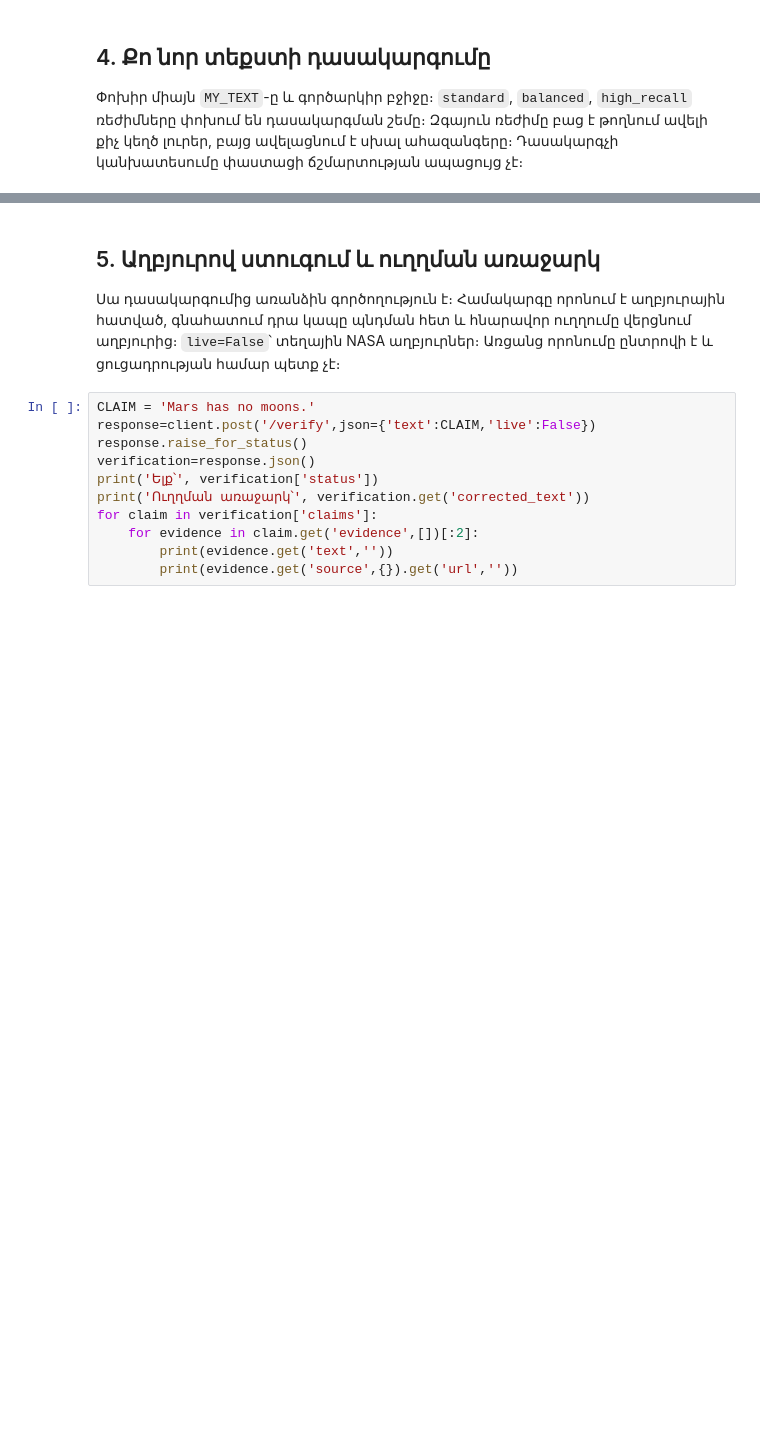
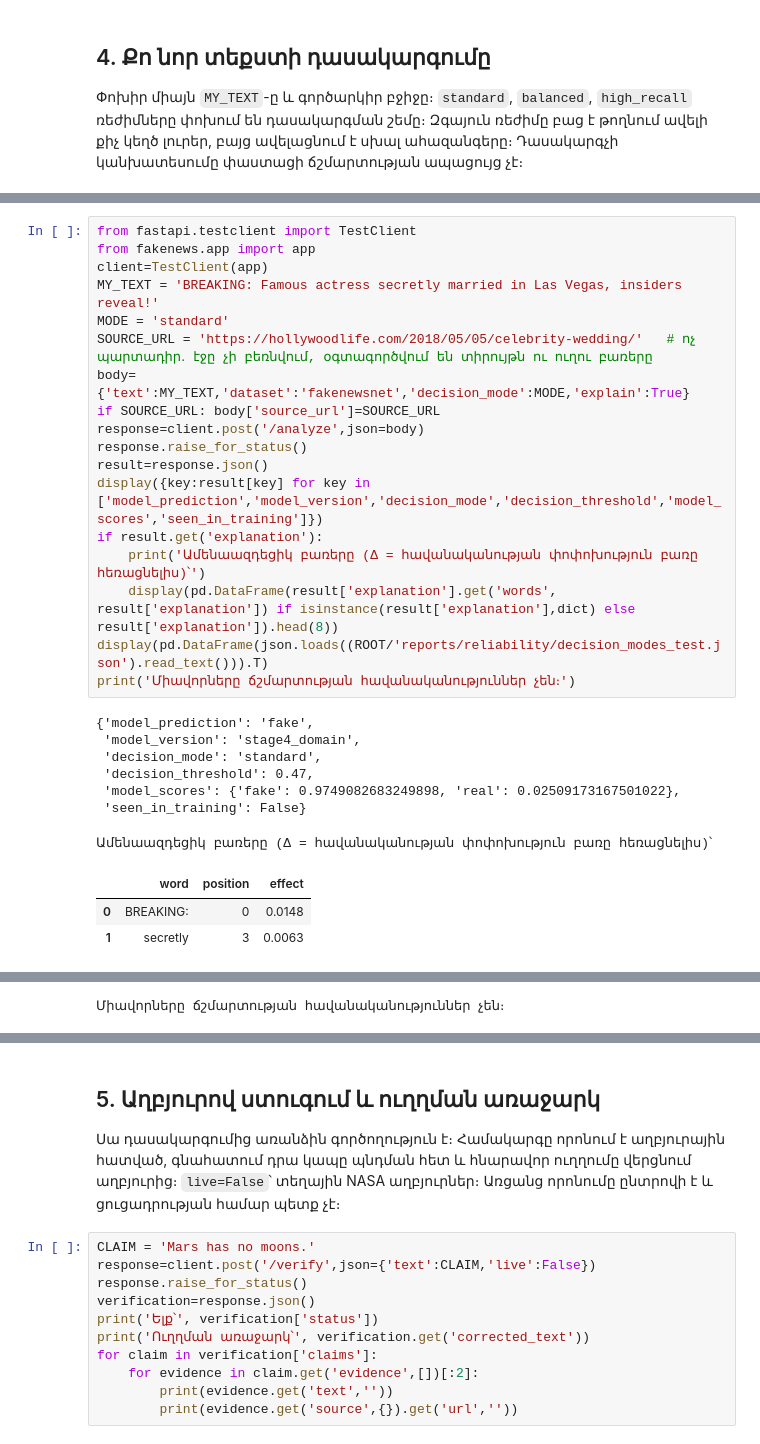
Before and after one commit to marrr862/course-work-3, a Jupyter notebook: Final_Practical.ipynb, the cells around one changed output, grey strips where cells are left out. Saved outputs shown, nothing was run; the diff lists cells and outputs as text; blank space fills up the shorter version.

```diff
--- a/Final_Practical.ipynb
+++ b/Final_Practical.ipynb
@@ -212,0 +288,29 @@ print('Միավորները ճշմարտության հավանականությ
+# %%
+from fastapi.testclient import TestClient
+from fakenews.app import app
+client=TestClient(app)
+MY_TEXT = 'BREAKING: Famous actress secretly married in Las Vegas, insiders reveal!'
+MODE = 'standard'
+SOURCE_URL = 'https://hollywoodlife.com/2018/05/05/celebrity-wedding/'   # ոչ պարտադիր․ էջը չի բեռնվում, օգտագործվում են տիրույթն ու ուղու բառերը
+body={'text':MY_TEXT,'dataset':'fakenewsnet','decision_mode':MODE,'explain':True}
+if SOURCE_URL: body['source_url']=SOURCE_URL
+response=client.post('/analyze',json=body)
+response.raise_for_status()
+result=response.json()
+display({key:result[key] for key in ['model_prediction','model_version','decision_mode','decision_threshold','model_scores','seen_in_training']})
+if result.get('explanation'):
+    print('Ամենաազդեցիկ բառերը (Δ = հավանականության փոփոխություն բառը հեռացնելիս)՝')
+    display(pd.DataFrame(result['explanation'].get('words', result['explanation']) if isinstance(result['explanation'],dict) else result['explanation']).head(8))
+display(pd.DataFrame(json.loads((ROOT/'reports/reliability/decision_modes_test.json').read_text())).T)
+print('Միավորները ճշմարտության հավանականություններ չեն։')
+# %% [output]
+{'model_prediction': 'fake',
+ 'model_version': 'stage4_domain',
+ 'decision_mode': 'standard',
+ 'decision_threshold': 0.47,
+ 'model_scores': {'fake': 0.9749082683249898, 'real': 0.02509173167501022},
+ 'seen_in_training': False}
+Ամենաազդեցիկ բառերը (Δ = հավանականության փոփոխություն բառը հեռացնելիս)՝
+|  | word | position | effect |
+| 0 | BREAKING: | 0 | 0.0148 |
+| 1 | secretly | 3 | 0.0063 |
@@ -212,0 +321 @@ print('Միավորները ճշմարտության հավանականությ
+Միավորները ճշմարտության հավանականություններ չեն։
```
Also changed, not shown: parts of 13 cells of this notebook, 26 other files.
